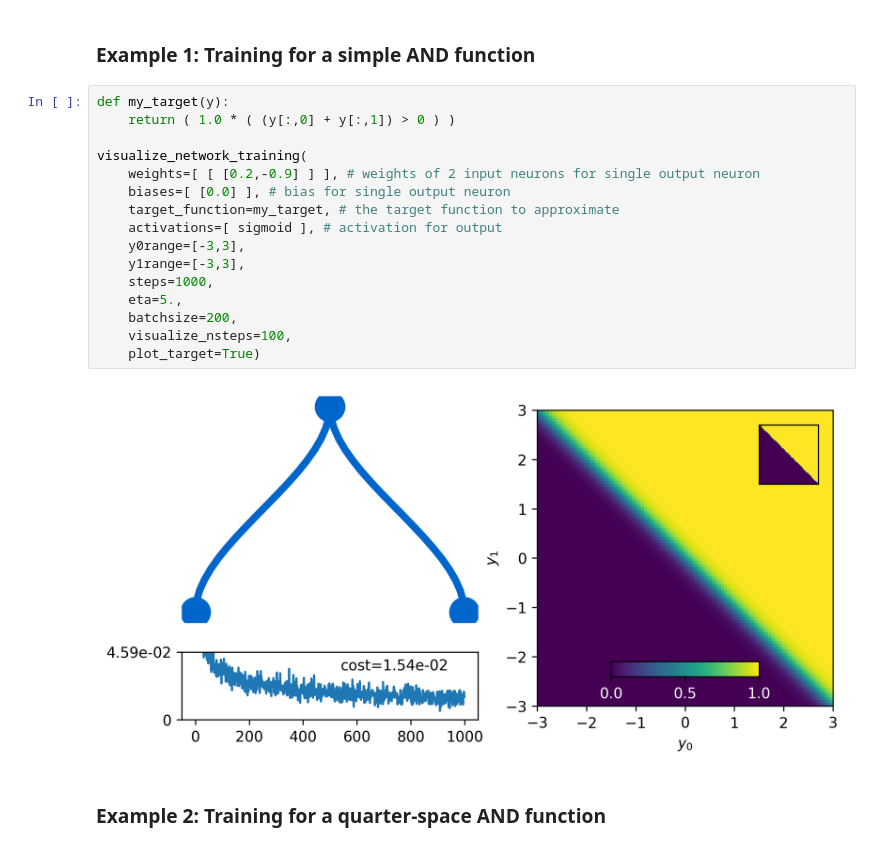
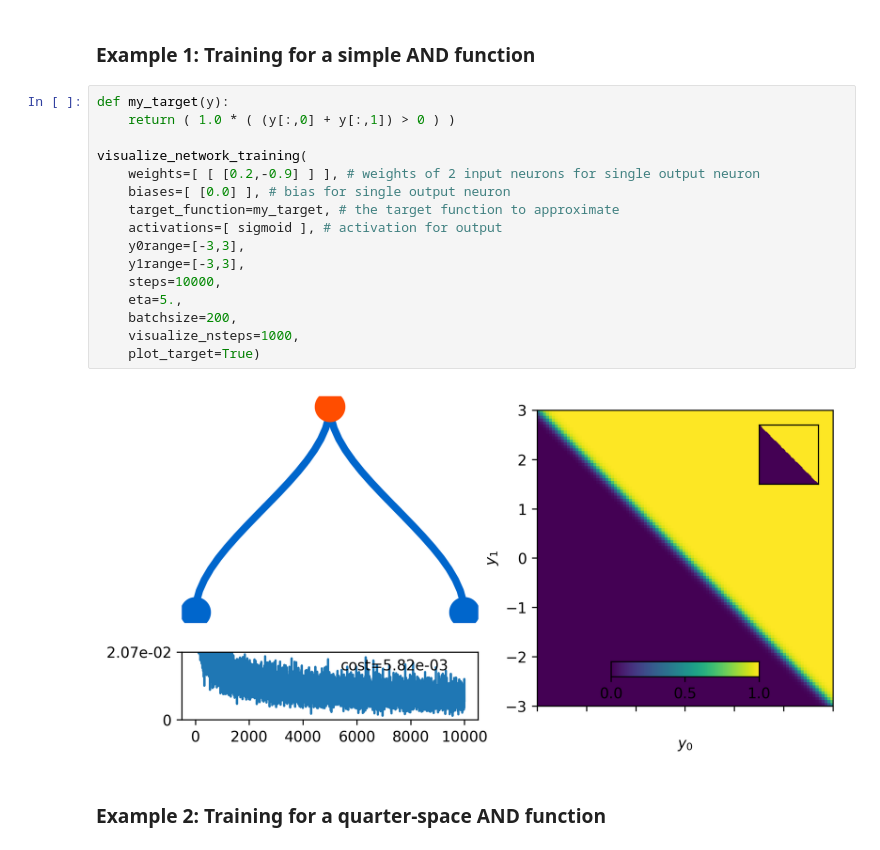
Before and after one commit to Howardhowardhoward/MachineLearningForPhys, a Jupyter notebook: 2024/02_tutorial_NetworkTrainingVisualization.ipynb, the cells around one changed output. Cells and saved outputs as stored; diff of their text form.

```diff
--- a/2024/02_tutorial_NetworkTrainingVisualization.ipynb
+++ b/2024/02_tutorial_NetworkTrainingVisualization.ipynb
@@ -427,21 +396,21 @@ def visualize_network_training( weights,biases,activations,
 # %%
 def my_target(y):
     return ( 1.0 * ( (y[:,0] + y[:,1]) > 0 ) )
 
 visualize_network_training(
     weights=[ [ [0.2,-0.9] ] ], # weights of 2 input neurons for single output neuron
     biases=[ [0.0] ], # bias for single output neuron
     target_function=my_target, # the target function to approximate
     activations=[ sigmoid ], # activation for output
     y0range=[-3,3],
     y1range=[-3,3],
-    steps=1000,
+    steps=10000,
     eta=5.,
     batchsize=200,
-    visualize_nsteps=100,
+    visualize_nsteps=1000,
     plot_target=True)
 # %% [output]
-[figure, old version]
+[figure, new version]
 # %% [markdown]
 ### Example 2: Training for a quarter-space AND function
 # %%
```
Also changed, not shown: parts of 7 cells of this notebook.
